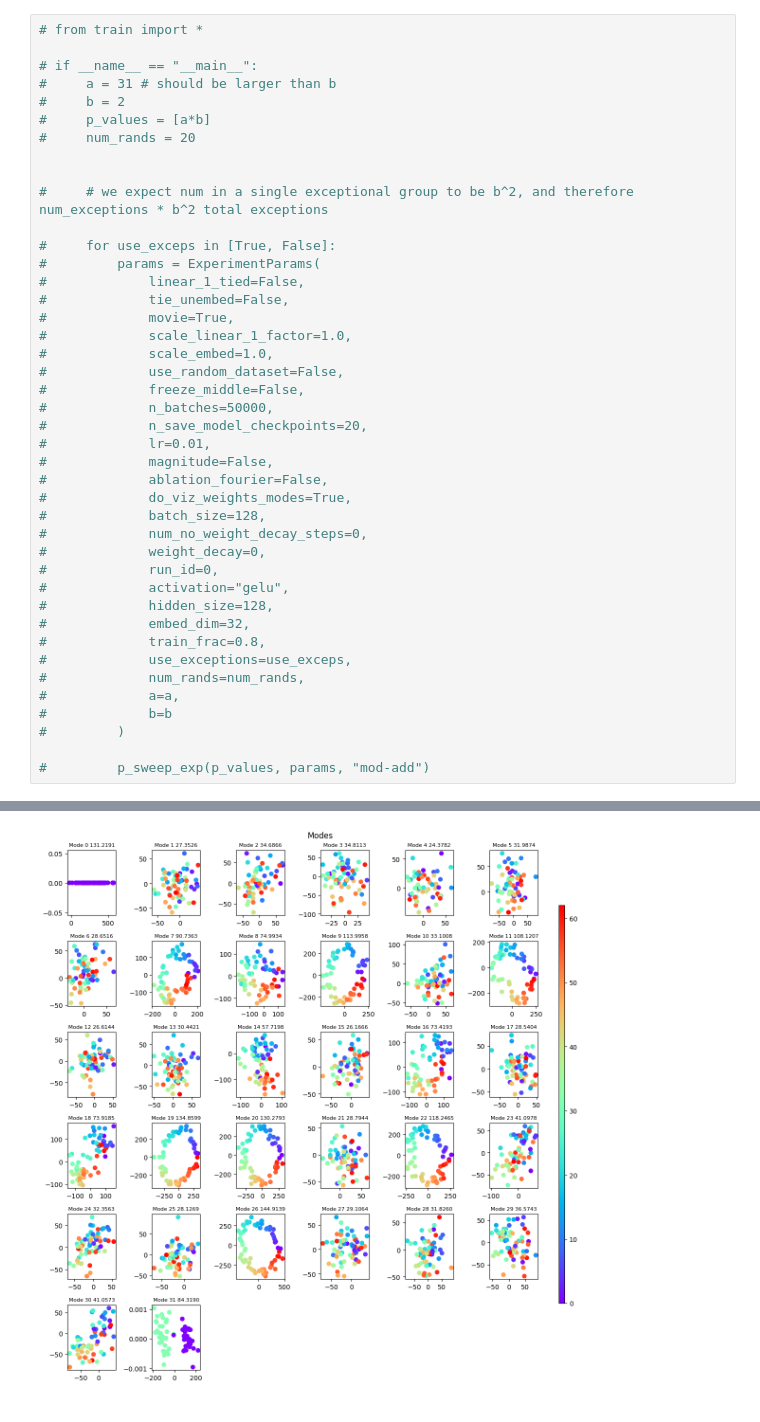
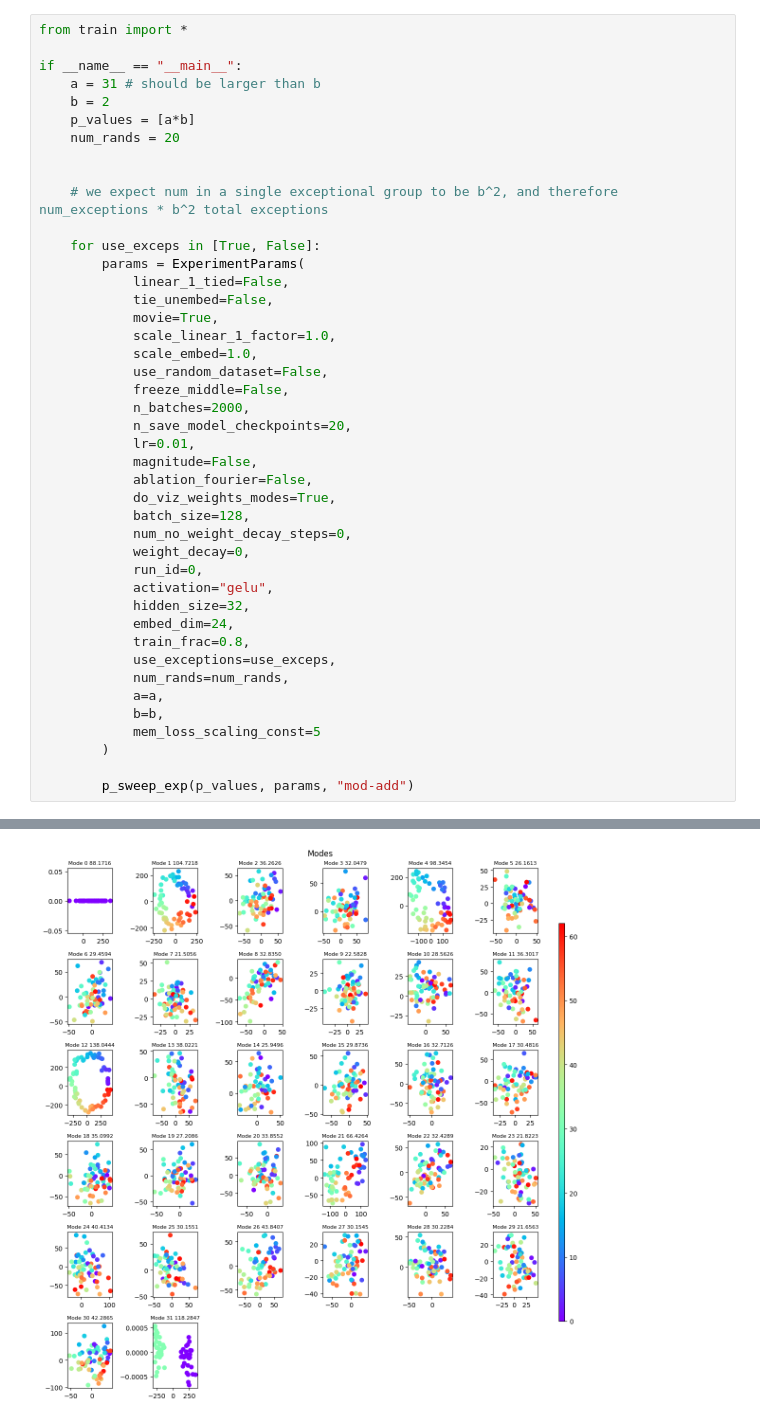
Before and after one commit to bfpill/devinterp-1, a Jupyter notebook: modular_addition/train_notebook.ipynb, the cells around one changed output, grey strips where cells are left out. Cells and saved outputs as stored; diff of their text form.

```diff
--- a/modular_addition/train_notebook.ipynb
+++ b/modular_addition/train_notebook.ipynb
@@ -1,44 +1,45 @@
 # %%
-# from train import *
+from train import *
 
-# if __name__ == "__main__":
-#     a = 31 # should be larger than b
-#     b = 2
-#     p_values = [a*b]
-#     num_rands = 20
+if __name__ == "__main__":
+    a = 31 # should be larger than b
+    b = 2
+    p_values = [a*b]
+    num_rands = 20
 
 
-#     # we expect num in a single exceptional group to be b^2, and therefore num_exceptions * b^2 total exceptions
+    # we expect num in a single exceptional group to be b^2, and therefore num_exceptions * b^2 total exceptions
 
-#     for use_exceps in [True, False]:
-#         params = ExperimentParams(
-#             linear_1_tied=False,
-#             tie_unembed=False,
-#             movie=True,
-#             scale_linear_1_factor=1.0,
-#             scale_embed=1.0,
-#             use_random_dataset=False,
-#             freeze_middle=False,
-#             n_batches=50000,
-#             n_save_model_checkpoints=20,
-#             lr=0.01,
-#             magnitude=False,
-#             ablation_fourier=False,
-#             do_viz_weights_modes=True,
-#             batch_size=128,
-#             num_no_weight_decay_steps=0,
-#             weight_decay=0,
-#             run_id=0,
-#             activation="gelu",
-#             hidden_size=128,
-#             embed_dim=32,
-#             train_frac=0.8,
-#             use_exceptions=use_exceps,
-#             num_rands=num_rands,
-#             a=a,
-#             b=b
-#         )
+    for use_exceps in [True, False]:
+        params = ExperimentParams(
+            linear_1_tied=False,
+            tie_unembed=False,
+            movie=True,
+            scale_linear_1_factor=1.0,
+            scale_embed=1.0,
+            use_random_dataset=False,
+            freeze_middle=False,
+            n_batches=2000,
+            n_save_model_checkpoints=20,
+            lr=0.01,
+            magnitude=False,
+            ablation_fourier=False,
+            do_viz_weights_modes=True,
+            batch_size=128,
+            num_no_weight_decay_steps=0,
+            weight_decay=0,
+            run_id=0,
+            activation="gelu",
+            hidden_size=32,
+            embed_dim=24,
+            train_frac=0.8,
+            use_exceptions=use_exceps,
+            num_rands=num_rands,
+            a=a,
+            b=b,
+            mem_loss_scaling_const=5
+        )
 
-#         p_sweep_exp(p_values, params, "mod-add")
+        p_sweep_exp(p_values, params, "mod-add")
 # %% [output]
 models/params_P62_exceptions=True_num_exceptions=20_a=31_b=2.json
@@ -77,4 +78,4 @@ Batch: 45000 | Loss: 9.126960665017947e-12 | Train Acc: 1.0 (/3010) | Train Exce
-[figure, old version]
+[figure, new version]
 ... (12 outputs left out)
 # %%
 from train_two_p import *
```
Also changed, not shown: parts of 4 cells of this notebook, 5 other files.
